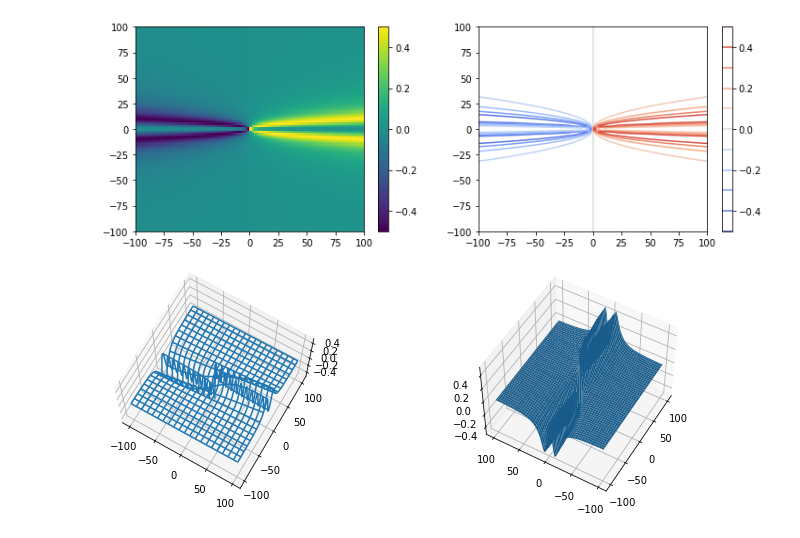
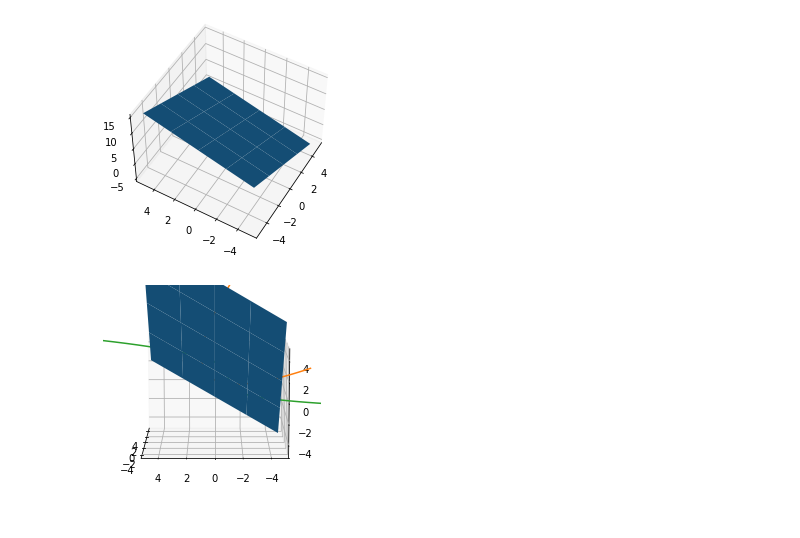
Before and after one commit to calvinrboyce/EMC2, a Jupyter notebook: Sandbox.ipynb, the cells around one changed output. Drawn from its saved outputs; the diff is of its cells as text; code cells hidden in the pictures.

```diff
--- a/Sandbox.ipynb
+++ b/Sandbox.ipynb
@@ -3,38 +3,67 @@ import numpy as np
 import matplotlib.pyplot as plt
 # %%
 #meshgrid domain
-x=np.linspace(-100,100,100)
+x=np.linspace(-5,5,5)
 y=x.copy()
 X,Y=np.meshgrid(x,y)
-Z=(X*Y**2)/(X**2+Y**4)
+Z=(88-24*X+14*Y)/18
 
 #plot the heatmap
-plt.subplot(121)
-plt.pcolormesh(X,Y,Z,cmap='viridis',shading='auto')
-plt.colorbar()
-plt.xlim(-100,100)
-plt.ylim(-100,100)
-plt.gcf().set_size_inches(12,4)
+#plt.subplot(121)
+#plt.pcolormesh(X,Y,Z,cmap='viridis',shading='auto')
+#plt.colorbar()
+#plt.xlim(-100,100)
+#plt.ylim(-100,100)
+#plt.gcf().set_size_inches(12,4)
 
 #plot the contour map
-plt.subplot(122)
-plt.contour(X,Y,Z,10,cmap='coolwarm')
-plt.colorbar()
+#plt.subplot(122)
+#plt.contour(X,Y,Z,10,cmap='coolwarm')
+#plt.colorbar()
 
 #plot the wireframe
 fig=plt.figure()
-ax=fig.add_subplot(121,projection='3d')
-ax.plot_wireframe(X,Y,Z,rstride=5,cstride=5)
+#ax=fig.add_subplot(121,projection='3d')
+#ax.plot_wireframe(X,Y,Z,rstride=5,cstride=5)
 
 plt.gcf().set_size_inches(12,4)
 ax.view_init(elev=70)
 
 #plot the surface plot
 ax=fig.add_subplot(122,projection='3d')
 ax.plot_surface(X,Y,Z)
+ax.plot
 ax.view_init(elev=50, azim=-150)
 
 plt.show()
 # %% [output]
-[figure, old version]
+[figure, new version]
-[figure, removed]
+# %%
+x=np.linspace(-5,5,5)
+y=x.copy()
+X,Y=np.meshgrid(x,y)
+Z=(88-24*X+14*Y)/18
+
+t=np.linspace(-3,3,100)
+xt=2+3*t
+yt=1-t**2
+zt=3-4*t+t**2
+
+u=np.linspace(-2,4,100)
+xu=1+u**2
+yu=2*u**3-1
+zu=2*u+1
+
+
+fig=plt.figure()
+ax=fig.add_subplot(111, projection='3d')
+ax.plot_surface(X,Y,Z)
+ax.plot(xt,yt,zt)
+ax.plot(xu,yu,zu)
+ax.view_init(elev=10, azim=180)
+ax.set_xlim3d(-5,5)
+ax.set_ylim3d(-5,5)
+ax.set_zlim3d(-5,5)
+plt.show()
+# %% [output]
+[figure, added]
```
Also changed, not shown: 1 other file.
